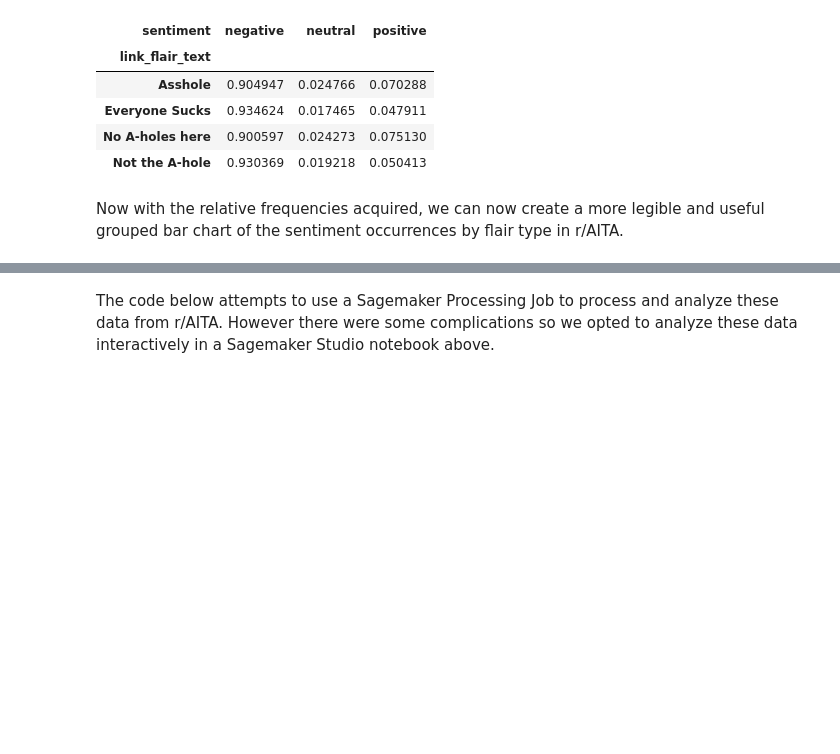
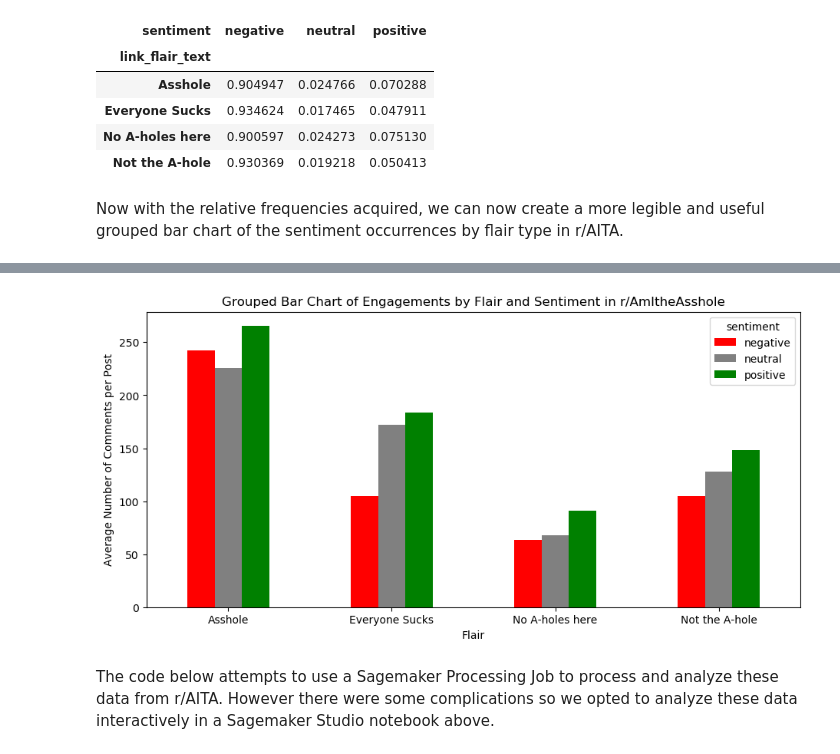
Before and after one commit to gu-dsan6000/fall-2023-reddit-project-team-17, a Jupyter notebook: code/project-nlp/flairs-nlp.ipynb, the cells around one changed output, grey strips where cells are left out. Drawn from its saved outputs; the diff is of its cells as text; code cells hidden in the pictures; blank space fills up the shorter version.

```diff
--- a/code/project-nlp/flairs-nlp.ipynb
+++ b/code/project-nlp/flairs-nlp.ipynb
@@ -282,0 +297,7 @@ As we can see above, the pretrained sentiment model identified the overwhelming
+# %%
+%%time
+cols = ['link_flair_text', 'sentiment']
+avg_engage = final_data.groupBy(cols).agg(F.mean('num_comments').alias('avg_num_comments'))
+# Convert to pandas
+df_engage = avg_engage.toPandas()
+df_engage.sort_values(['link_flair_text', 'sentiment'])
@@ -282,0 +322,4 @@ As we can see above, the pretrained sentiment model identified the overwhelming
+# %%
+df_pivot = df_engage.pivot(index = "link_flair_text", columns = "sentiment", values = "avg_num_comments")
+df_pivot.to_parquet("../../data/nlp-data/aita_sentiments_engagements.parquet")
+df_pivot
@@ -283,3 +333,16 @@ As we can see above, the pretrained sentiment model identified the overwhelming
+# %%
+df_pivot.reset_index().plot(x = "link_flair_text",
+                                 kind = "bar", stacked = False,
+                                 title = "Grouped Bar Chart of Engagements by Flair and Sentiment in r/AmItheAsshole",
+                                 xlabel = "Flair",
+                                ylabel = "Average Number of Comments per Post",
+                                rot = 0,
+                                figsize = (11,5),
+                                color = ["red","gray", "green"])
+plt.savefig("../../website-source/img/flair_engagements_barchart.png")
+plt.show()
+# %% [output]
+[figure, added]
 # %% [markdown]
 The code below attempts to use a Sagemaker Processing Job to process and analyze these data from r/AITA. However there were some complications so we opted to analyze these data interactively in a Sagemaker Studio notebook above.
 # %%
```
Also changed, not shown: parts of 7 cells of this notebook, 3 other files.
